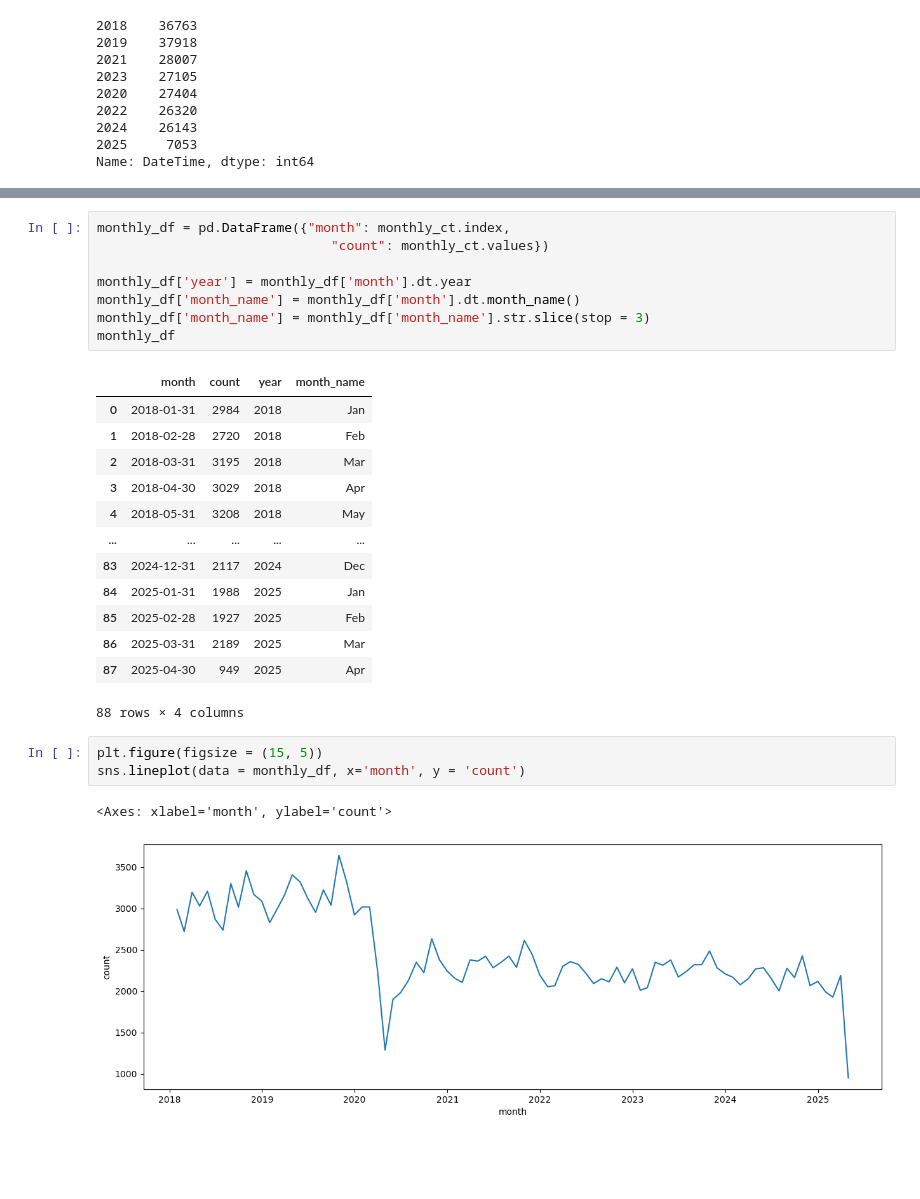
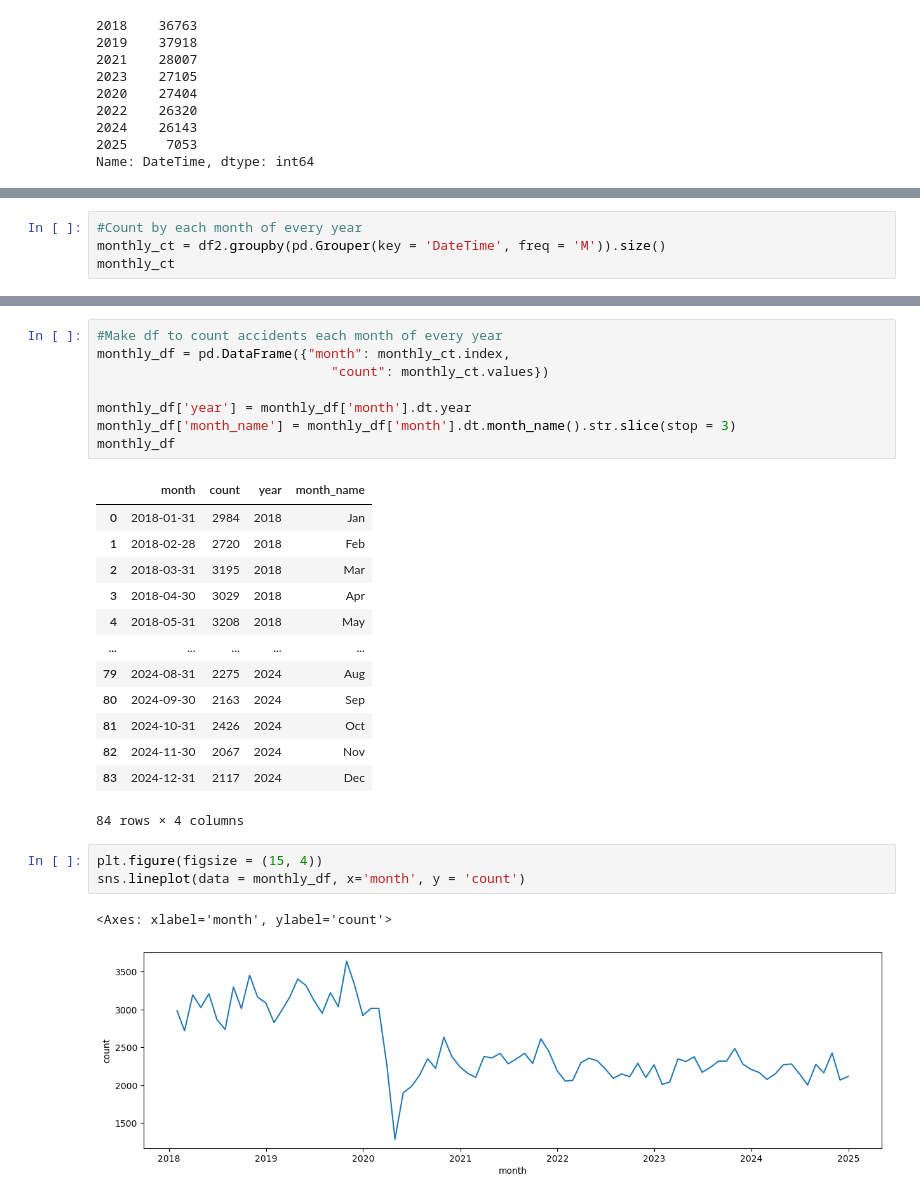
Before and after one commit to essetetsahai/nashville_traffic, a Jupyter notebook: notebooks/traffic_notebook.ipynb, the cells around one changed output, grey strips where cells are left out. Cells and saved outputs as stored; diff of their text form; blank space fills up the shorter version.

```diff
--- a/notebooks/traffic_notebook.ipynb
+++ b/notebooks/traffic_notebook.ipynb
@@ -370,0 +320,4 @@ sns.lineplot(monthly_ct)
+# %%
+#Count by each month of every year
+monthly_ct = df2.groupby(pd.Grouper(key = 'DateTime', freq = 'M')).size()
+monthly_ct
@@ -371,10 +338,10 @@ sns.lineplot(monthly_ct)
 # %%
+#Make df to count accidents each month of every year
 monthly_df = pd.DataFrame({"month": monthly_ct.index,
                               "count": monthly_ct.values})
 
 monthly_df['year'] = monthly_df['month'].dt.year
-monthly_df['month_name'] = monthly_df['month'].dt.month_name()
-monthly_df['month_name'] = monthly_df['month_name'].str.slice(stop = 3)
+monthly_df['month_name'] = monthly_df['month'].dt.month_name().str.slice(stop = 3)
 monthly_df
 # %% [output]
 |  | month | count | year | month_name |
@@ -384,15 +351,15 @@ monthly_df
 | 3 | 2018-04-30 | 3029 | 2018 | Apr |
 | 4 | 2018-05-31 | 3208 | 2018 | May |
 | ... | ... | ... | ... | ... |
+| 79 | 2024-08-31 | 2275 | 2024 | Aug |
+| 80 | 2024-09-30 | 2163 | 2024 | Sep |
+| 81 | 2024-10-31 | 2426 | 2024 | Oct |
+| 82 | 2024-11-30 | 2067 | 2024 | Nov |
 | 83 | 2024-12-31 | 2117 | 2024 | Dec |
-| 84 | 2025-01-31 | 1988 | 2025 | Jan |
-| 85 | 2025-02-28 | 1927 | 2025 | Feb |
-| 86 | 2025-03-31 | 2189 | 2025 | Mar |
-| 87 | 2025-04-30 | 949 | 2025 | Apr |
-88 rows × 4 columns
+84 rows × 4 columns
 # %%
-plt.figure(figsize = (15, 5))
+plt.figure(figsize = (15, 4))
 sns.lineplot(data = monthly_df, x='month', y = 'count')
 # %% [output]
 <Axes: xlabel='month', ylabel='count'>
-[figure, old version]
+[figure, new version]
```
Also changed, not shown: parts of 25 cells of this notebook.
